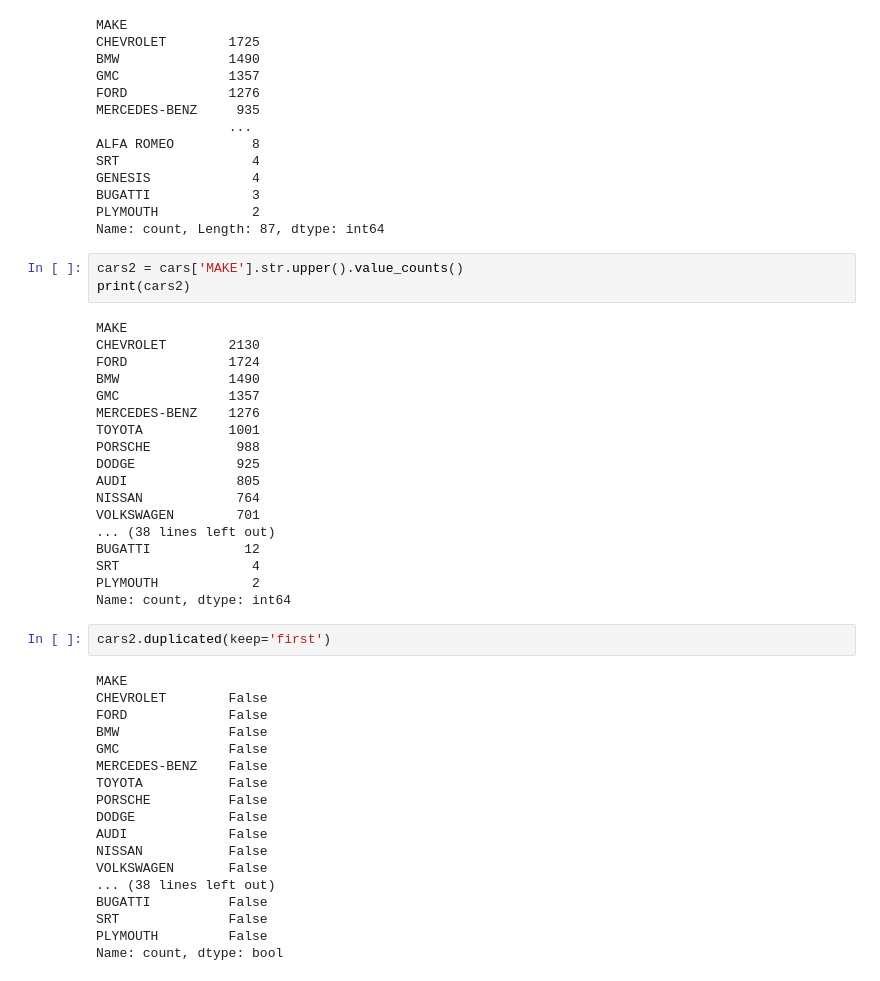
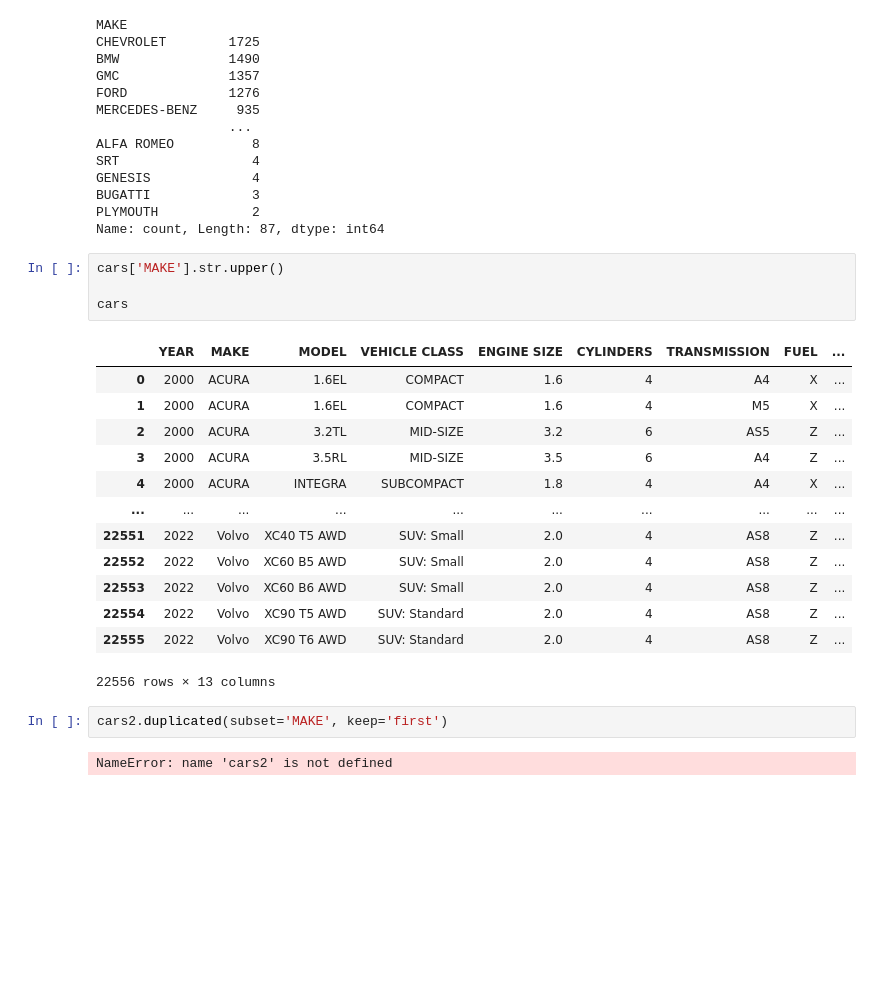
Before and after one commit to Magpie-Jo/Sparta, a Jupyter notebook: Project_11/노주현/Cars.ipynb, the cells around one changed output. Drawn from its saved outputs; the diff is of its cells as text; blank space fills up the shorter version.

```diff
--- a/Project_11/노주현/Cars.ipynb
+++ b/Project_11/노주현/Cars.ipynb
@@ -142,43 +129,24 @@ BUGATTI             3
 PLYMOUTH            2
 Name: count, Length: 87, dtype: int64
 # %%
-cars2 = cars['MAKE'].str.upper().value_counts()
-print(cars2)
+cars['MAKE'].str.upper()
+
+cars
 # %% [output]
+|  | YEAR | MAKE | MODEL | VEHICLE CLASS | ENGINE SIZE | CYLINDERS | TRANSMISSION | FUEL | ... |
+| 0 | 2000 | ACURA | 1.6EL | COMPACT | 1.6 | 4 | A4 | X | ... |
+| 1 | 2000 | ACURA | 1.6EL | COMPACT | 1.6 | 4 | M5 | X | ... |
+| 2 | 2000 | ACURA | 3.2TL | MID-SIZE | 3.2 | 6 | AS5 | Z | ... |
+| 3 | 2000 | ACURA | 3.5RL | MID-SIZE | 3.5 | 6 | A4 | Z | ... |
+| 4 | 2000 | ACURA | INTEGRA | SUBCOMPACT | 1.8 | 4 | A4 | X | ... |
+| ... | ... | ... | ... | ... | ... | ... | ... | ... | ... |
+| 22551 | 2022 | Volvo | XC40 T5 AWD | SUV: Small | 2.0 | 4 | AS8 | Z | ... |
+| 22552 | 2022 | Volvo | XC60 B5 AWD | SUV: Small | 2.0 | 4 | AS8 | Z | ... |
+| 22553 | 2022 | Volvo | XC60 B6 AWD | SUV: Small | 2.0 | 4 | AS8 | Z | ... |
+| 22554 | 2022 | Volvo | XC90 T5 AWD | SUV: Standard | 2.0 | 4 | AS8 | Z | ... |
+| 22555 | 2022 | Volvo | XC90 T6 AWD | SUV: Standard | 2.0 | 4 | AS8 | Z | ... |
-MAKE
-CHEVROLET        2130
-FORD             1724
-BMW              1490
-GMC              1357
-MERCEDES-BENZ    1276
-TOYOTA           1001
-PORSCHE           988
-DODGE             925
-AUDI              805
-NISSAN            764
-VOLKSWAGEN        701
-... (38 lines left out)
-BUGATTI            12
-SRT                 4
-PLYMOUTH            2
-Name: count, dtype: int64
+22556 rows × 13 columns
 # %%
-cars2.duplicated(keep='first')
+cars2.duplicated(subset='MAKE', keep='first')
 # %% [output]
-MAKE
-CHEVROLET        False
-FORD             False
-BMW              False
-GMC              False
-MERCEDES-BENZ    False
-TOYOTA           False
-PORSCHE          False
-DODGE            False
-AUDI             False
-NISSAN           False
-VOLKSWAGEN       False
-... (38 lines left out)
-BUGATTI          False
-SRT              False
-PLYMOUTH         False
-Name: count, dtype: bool
+NameError: name 'cars2' is not defined
```
Also changed, not shown: parts of 3 cells of this notebook, 1 other file.
